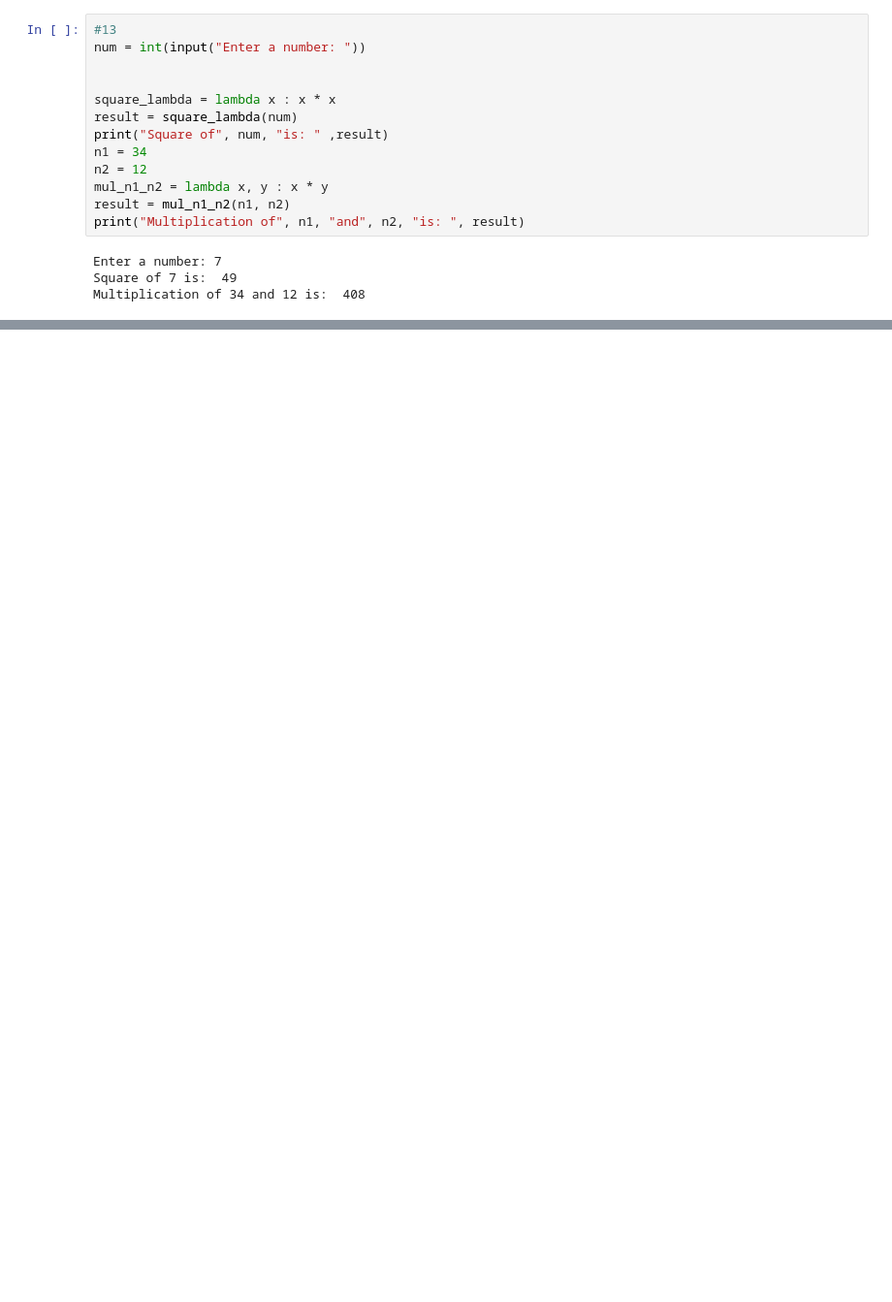
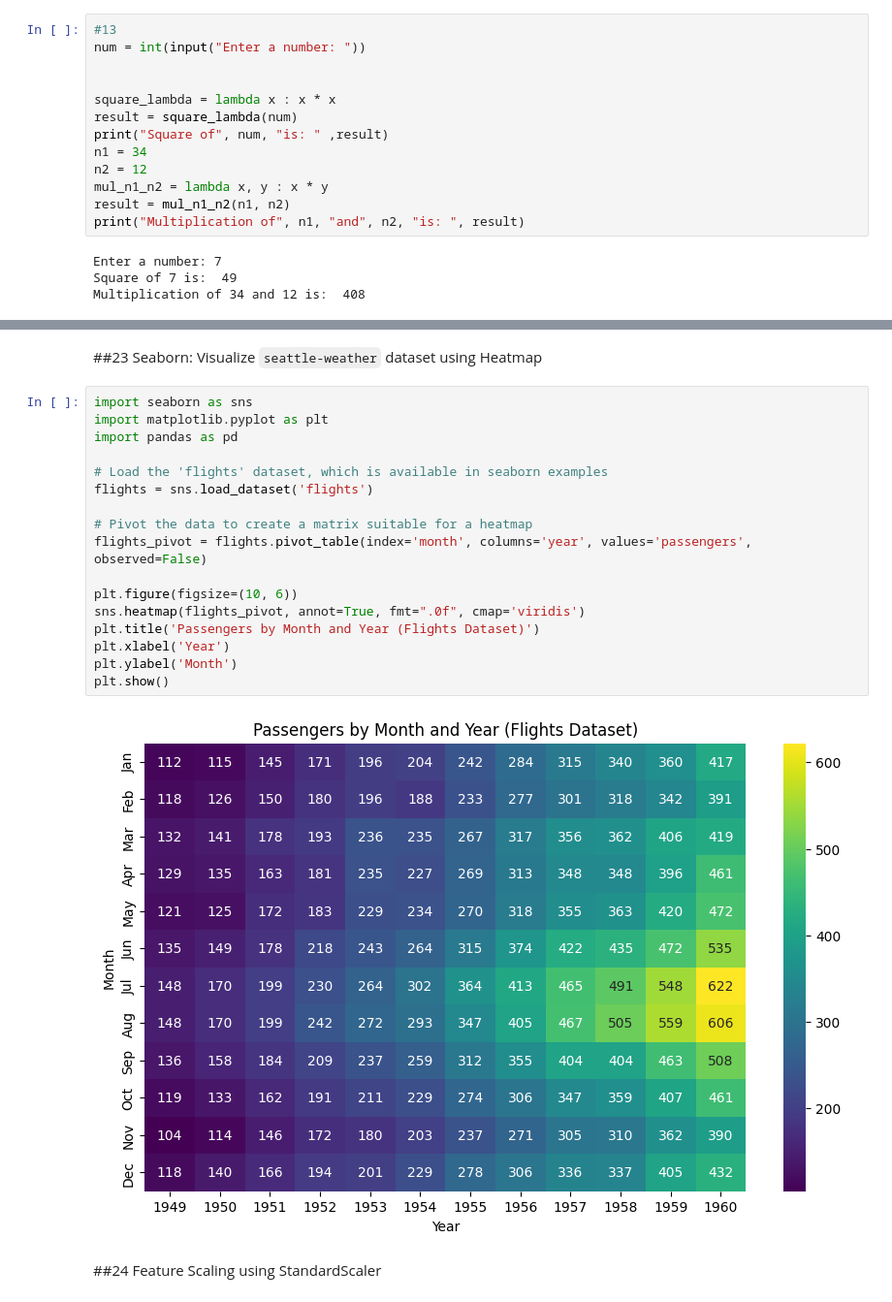
Before and after one commit to Tanya-26/PythonProgram, a Jupyter notebook: PythonWorkshop.ipynb, the cells around one changed output, grey strips where cells are left out. Shown at 97% size. Drawn from its saved outputs; the diff is of its cells as text; blank space fills up the shorter version.

```diff
--- a/PythonWorkshop.ipynb
+++ b/PythonWorkshop.ipynb
@@ -376,0 +697,23 @@ Multiplication of 34 and 12 is:  408
+# %% [markdown]
+##23 Seaborn: Visualize `seattle-weather` dataset using Heatmap
+# %%
+import seaborn as sns
+import matplotlib.pyplot as plt
+import pandas as pd
+
+# Load the 'flights' dataset, which is available in seaborn examples
+flights = sns.load_dataset('flights')
+
+# Pivot the data to create a matrix suitable for a heatmap
+flights_pivot = flights.pivot_table(index='month', columns='year', values='passengers', observed=False)
+
+plt.figure(figsize=(10, 6))
+sns.heatmap(flights_pivot, annot=True, fmt=".0f", cmap='viridis')
+plt.title('Passengers by Month and Year (Flights Dataset)')
+plt.xlabel('Year')
+plt.ylabel('Month')
+plt.show()
+# %% [output]
+[figure, added]
+# %% [markdown]
+##24 Feature Scaling using StandardScaler
```
Also changed, not shown: parts of 22 cells of this notebook.
